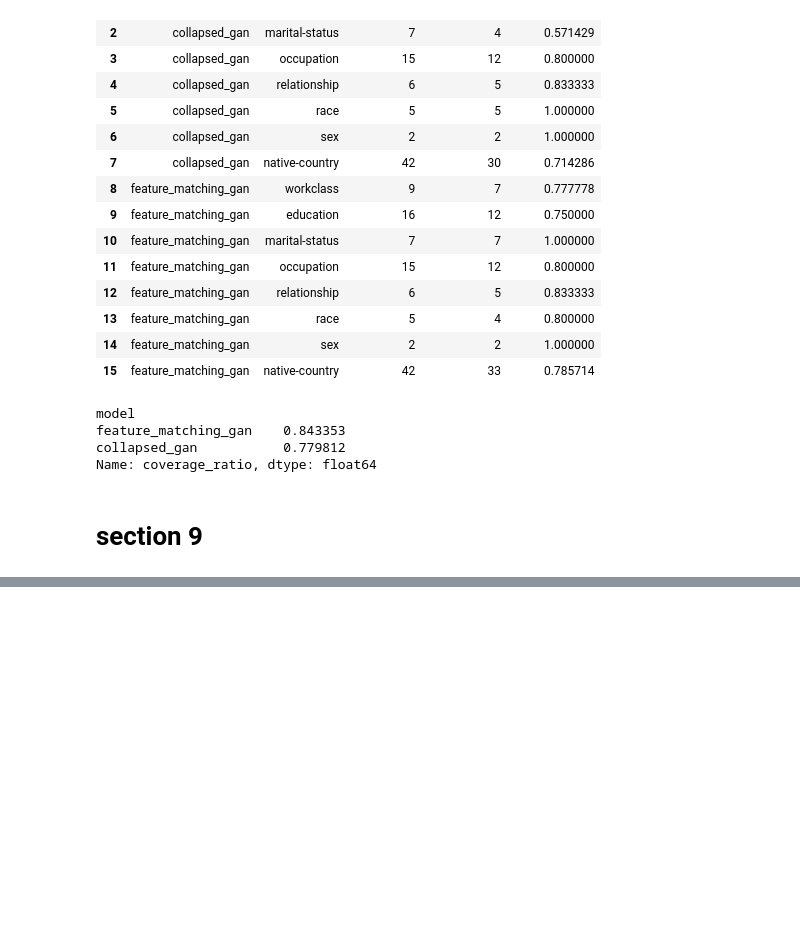
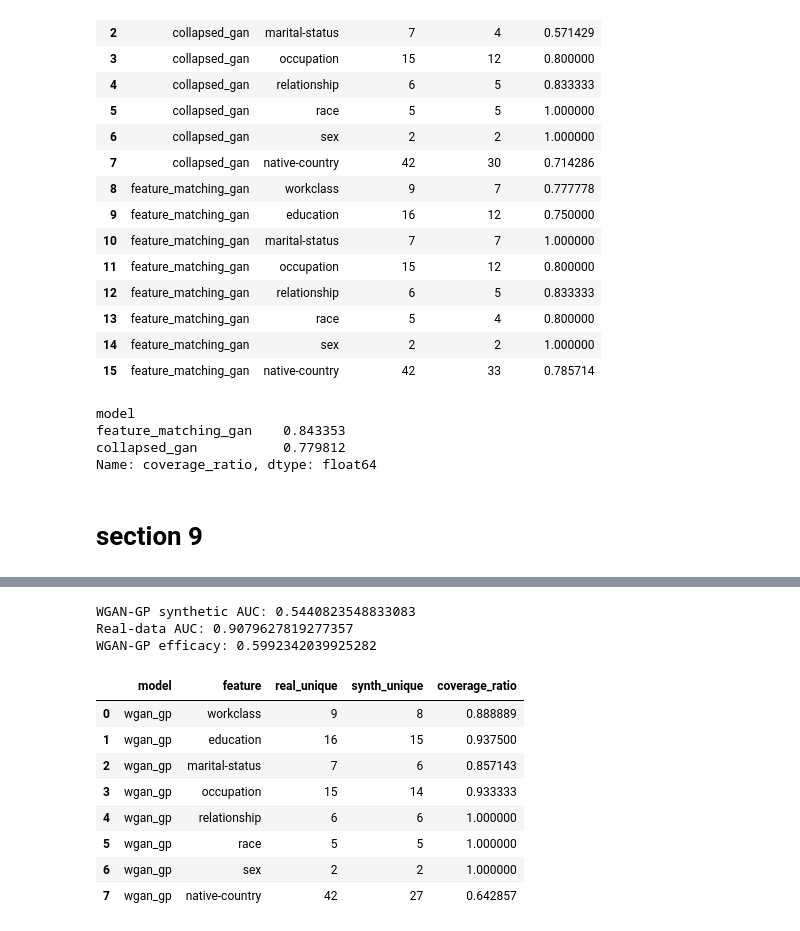
Before and after one commit to LielEliezer/DeepLearning_assignment4, a Jupyter notebook: eda.ipynb, the cells around one changed output, grey strips where cells are left out. Drawn from its saved outputs; the diff is of its cells as text; code cells hidden in the pictures; blank space fills up the shorter version.

```diff
--- a/eda.ipynb
+++ b/eda.ipynb
@@ -2058,0 +1968,13 @@ display(zero_report)
+# %%
+X_wgan = generate_synthetic(
+    G_wgan,
+    n_samples=len(X_train),
+    noise_dim=wgan_noise_dim,
+    device=device,
+)
+
+X_wgan_oh = postprocess_synthetic_tabular(
+    X_wgan,
+    n_cont=n_cont,
+    cat_dims=cat_dims,
+)
@@ -2058,0 +1990,33 @@ display(zero_report)
+# %%
+wgan_auc_synth, wgan_auc_real, wgan_efficacy = run_efficacy(
+    X_synth=X_wgan,
+    y_synth=y_train,
+    X_train=X_train,
+    y_train=y_train,
+    X_test=X_test,
+    y_test=y_test,
+)
+
+print("WGAN-GP synthetic AUC:", wgan_auc_synth)
+print("Real-data AUC:", wgan_auc_real)
+print("WGAN-GP efficacy:", wgan_efficacy)
+# %% [output]
+WGAN-GP synthetic AUC: 0.5440823548833083
+Real-data AUC: 0.9079627819277357
+WGAN-GP efficacy: 0.5992342039925282
+# %%
+wgan_coverage = category_coverage_report(
+    X_train, X_wgan_oh, categorical_cols, cat_dims, n_cont, "wgan_gp"
+)
+
+display(wgan_coverage)
+# %% [output]
+|  | model | feature | real_unique | synth_unique | coverage_ratio |
+| 0 | wgan_gp | workclass | 9 | 8 | 0.888889 |
+| 1 | wgan_gp | education | 16 | 15 | 0.937500 |
+| 2 | wgan_gp | marital-status | 7 | 6 | 0.857143 |
+| 3 | wgan_gp | occupation | 15 | 14 | 0.933333 |
+| 4 | wgan_gp | relationship | 6 | 6 | 1.000000 |
+| 5 | wgan_gp | race | 5 | 5 | 1.000000 |
+| 6 | wgan_gp | sex | 2 | 2 | 1.000000 |
+| 7 | wgan_gp | native-country | 42 | 27 | 0.642857 |
```
Also changed, not shown: parts of 20 cells of this notebook.
